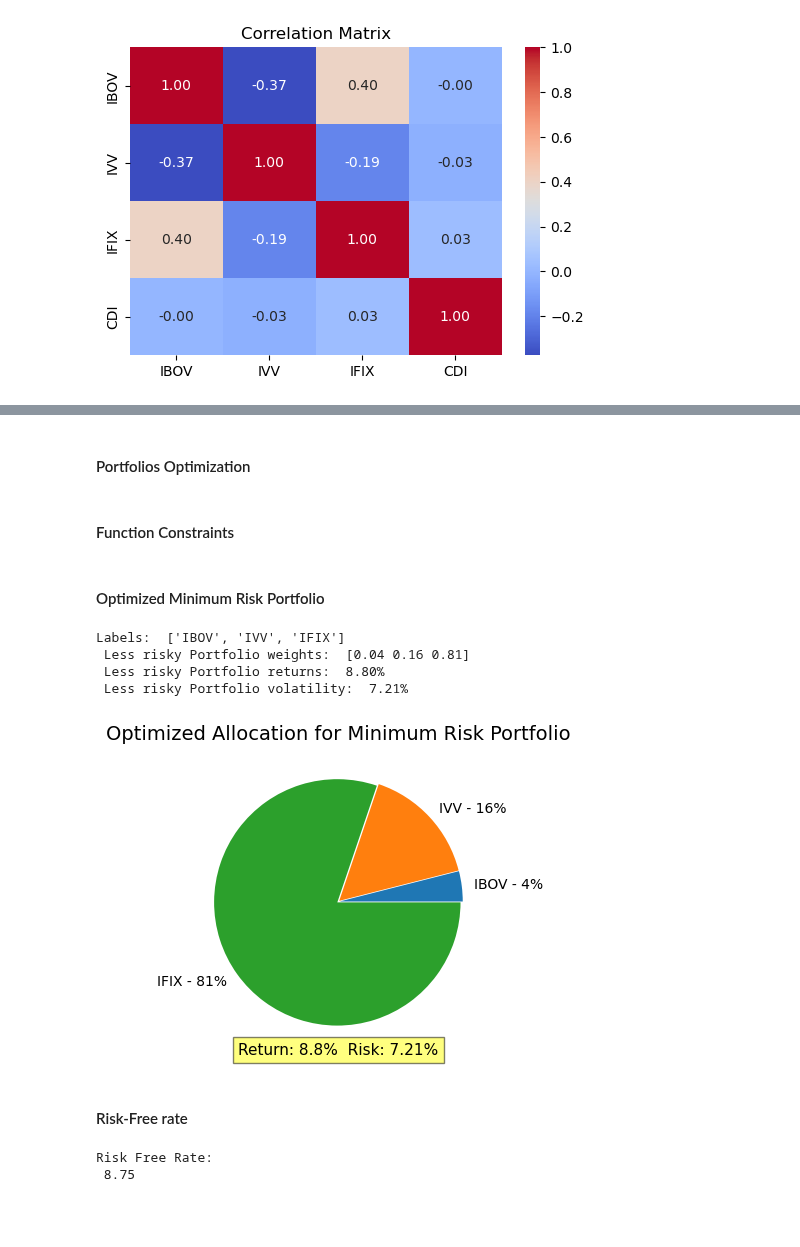
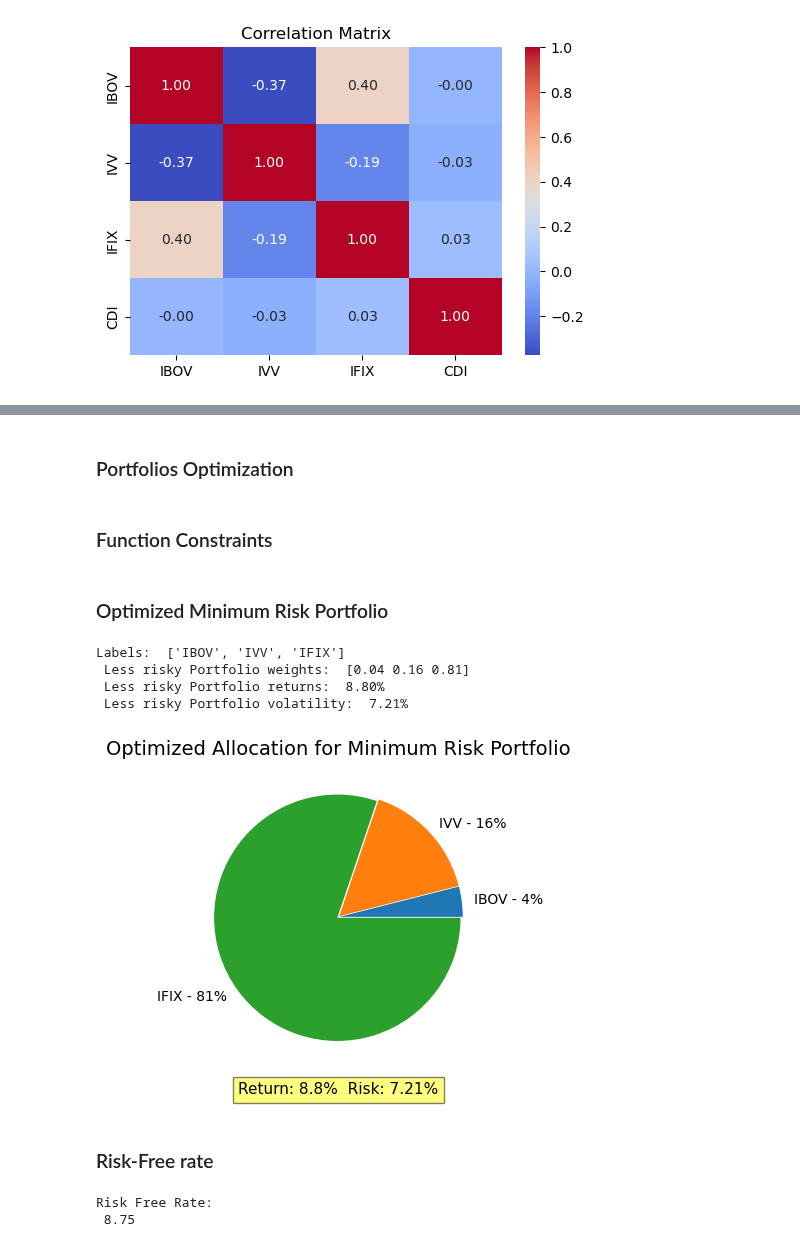
Before and after one commit to paulinhok14/Asset-Allocation, a Jupyter notebook: asset_allocation.ipynb, the cells around one changed output, grey strips where cells are left out. Cells and saved outputs as stored; diff of their text form; code cells hidden in the pictures; blank space fills up the shorter version.

```diff
--- a/asset_allocation.ipynb
+++ b/asset_allocation.ipynb
@@ -253,5 +253,5 @@ plt.show()
 # %% [markdown]
-#### Portfolios Optimization
+### Portfolios Optimization
 # %%
 # Function definition for Return and Risk calculation
 
@@ -262,7 +262,7 @@ def port_vol(weights): # Risk calculation function
     return math.sqrt(np.dot(weights, np.dot(consolidated_variation_cov_without_cdi, weights)))
     # Remember that np.dot ignores .T of vector transposition. Always do the automatic multiplication
 # %% [markdown]
-#### Function Constraints
+### Function Constraints
 # %%
 # Function constraints definition
 
@@ -273,42 +273,42 @@ constr = ({'type': 'eq', 'fun': lambda x: np.sum(x)-1}) # Weights sum equals 1
 bnds = tuple((min_lim, max_lim) for x in range(n_asset_classes)) # Generates a tuple (min_lim, max_lim) for each Asset Class
 weights_i = np.array(n_asset_classes*[1/n_asset_classes]) # Initiates with same weight for all Assets
 # %% [markdown]
-#### Optimized Minimum Risk Portfolio
+### Optimized Minimum Risk Portfolio
 # %%
 # Portfolio Optimization - Less Risky portfolio
 optimal_less_vol=sco.optimize.minimize(port_vol, weights_i, method='SLSQP', bounds=bnds, constraints=constr)
 
 # Optimized weights with less risk (volatility)
 optimal_weight = optimal_less_vol['x'].round(2)
 optimal_ret = port_ret(optimal_less_vol['x'])
 optimal_vol = port_vol(optimal_less_vol['x'])
 
 columns_label = consolidated_variation_cov_without_cdi.columns.to_list()
 print('Labels: ', columns_label, '\n',
      'Less risky Portfolio weights: ', optimal_weight, '\n',
      'Less risky Portfolio returns: ', '{:.2%}'.format(optimal_ret/100), '\n',
      'Less risky Portfolio volatility: ', '{:.2%}'.format(optimal_vol/100))
 
 # Portfolio Info
 portfolio_info = (f"Return: {round(optimal_ret, 2)}%  Risk: {round(optimal_vol, 2)}%")
 
 # Little spacing between the 3 slices
 explode = (0.01, 0.01, 0.01)
 
 combined_list = [f'{label} - {weight*100:.0f}%' for label, weight in zip(columns_label, optimal_weight)]
 # Generating Pie Chart for suggested allocation
 plt.figure(figsize=(8,4))
 plt.pie(optimal_weight, labels=combined_list, explode=explode)
 plt.title('Optimized Allocation for Minimum Risk Portfolio', fontsize=14)
-plt.text(0, -1.2, portfolio_info, ha='center', va='center', fontsize=11,
+plt.text(0, -1.4, portfolio_info, ha='center', va='center', fontsize=11,
          bbox=dict(facecolor='yellow', alpha=0.5))
 plt.show()
 # %% [output]
 Labels:  ['IBOV', 'IVV', 'IFIX']
  Less risky Portfolio weights:  [0.04 0.16 0.81]
  Less risky Portfolio returns:  8.80%
  Less risky Portfolio volatility:  7.21%
-[figure, old version]
+[figure, new version]
 # %%
 # Efficient Frontier line estimation
 cons = ({'type': 'eq', 'fun': lambda x: port_ret(x) - tret}, {'type':'eq', 'fun': lambda x: np.sum(x)-1})
@@ -321,7 +321,7 @@ for tret in trets:
 
 tvols=np.array(tvols)
 # %% [markdown]
-#### Risk-Free rate
+### Risk-Free rate
 # %%
 risk_free_tx = float("{:.2f}".format(float(str(cdi_avg_return.values.tolist()).strip('[]'))))
 print("Risk Free Rate:\n", risk_free_tx)
```
Also changed, not shown: parts of 24 cells of this notebook.
